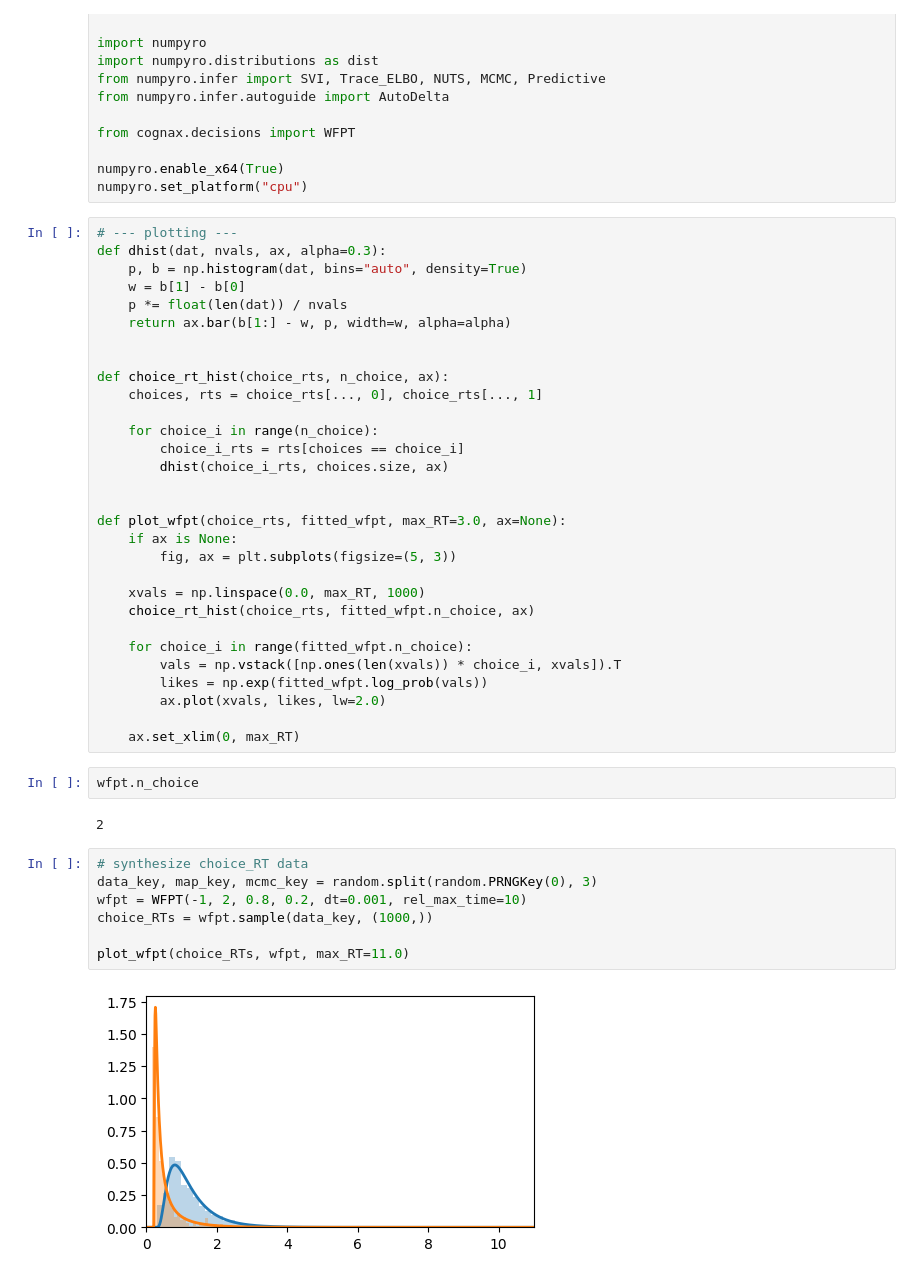
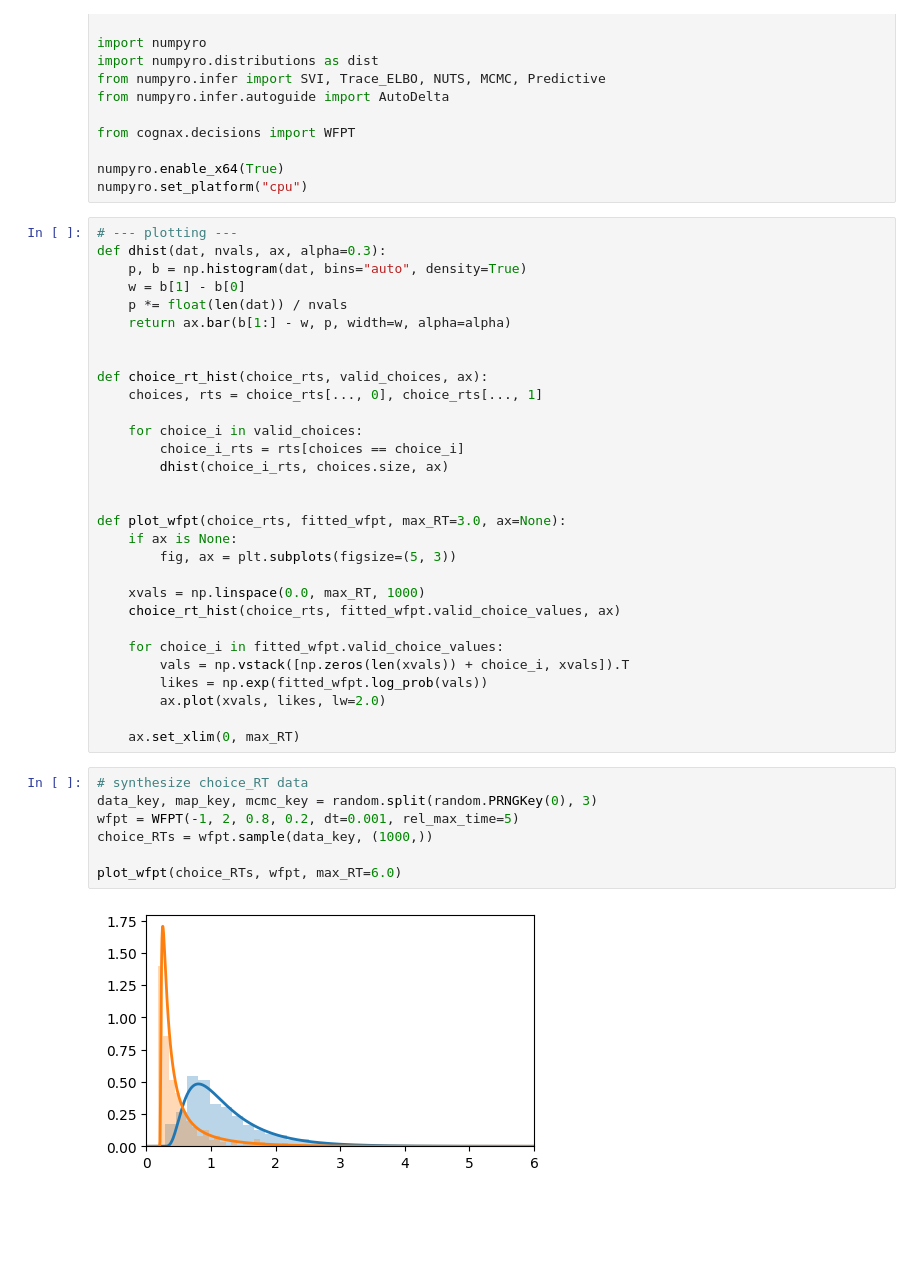
Before and after one commit to compmem/cognax, a Jupyter notebook: examples/fit_wfpt.ipynb, the cells around one changed output. Saved outputs shown, nothing was run; the diff lists cells and outputs as text; blank space fills up the shorter version.

```diff
--- a/examples/fit_wfpt.ipynb
+++ b/examples/fit_wfpt.ipynb
@@ -24,10 +24,10 @@ def dhist(dat, nvals, ax, alpha=0.3):
     return ax.bar(b[1:] - w, p, width=w, alpha=alpha)
 
 
-def choice_rt_hist(choice_rts, n_choice, ax):
+def choice_rt_hist(choice_rts, valid_choices, ax):
     choices, rts = choice_rts[..., 0], choice_rts[..., 1]
 
-    for choice_i in range(n_choice):
+    for choice_i in valid_choices:
         choice_i_rts = rts[choices == choice_i]
         dhist(choice_i_rts, choices.size, ax)
 
@@ -37,27 +37,23 @@ def plot_wfpt(choice_rts, fitted_wfpt, max_RT=3.0, ax=None):
         fig, ax = plt.subplots(figsize=(5, 3))
 
     xvals = np.linspace(0.0, max_RT, 1000)
-    choice_rt_hist(choice_rts, fitted_wfpt.n_choice, ax)
+    choice_rt_hist(choice_rts, fitted_wfpt.valid_choice_values, ax)
 
-    for choice_i in range(fitted_wfpt.n_choice):
-        vals = np.vstack([np.ones(len(xvals)) * choice_i, xvals]).T
+    for choice_i in fitted_wfpt.valid_choice_values:
+        vals = np.vstack([np.zeros(len(xvals)) + choice_i, xvals]).T
         likes = np.exp(fitted_wfpt.log_prob(vals))
         ax.plot(xvals, likes, lw=2.0)
 
     ax.set_xlim(0, max_RT)
-# %%
-wfpt.n_choice
-# %% [output]
-2
 # %%
 # synthesize choice_RT data
 data_key, map_key, mcmc_key = random.split(random.PRNGKey(0), 3)
-wfpt = WFPT(-1, 2, 0.8, 0.2, dt=0.001, rel_max_time=10)
+wfpt = WFPT(-1, 2, 0.8, 0.2, dt=0.001, rel_max_time=5)
 choice_RTs = wfpt.sample(data_key, (1000,))
 
-plot_wfpt(choice_RTs, wfpt, max_RT=11.0)
+plot_wfpt(choice_RTs, wfpt, max_RT=6.0)
 # %% [output]
-[figure, old version]
+[figure, new version]
 # %%
 max_nondecision_time = jnp.min(choice_RTs[..., 1])
 
```
Also changed, not shown: parts of 6 cells of this notebook, 2 other files.
